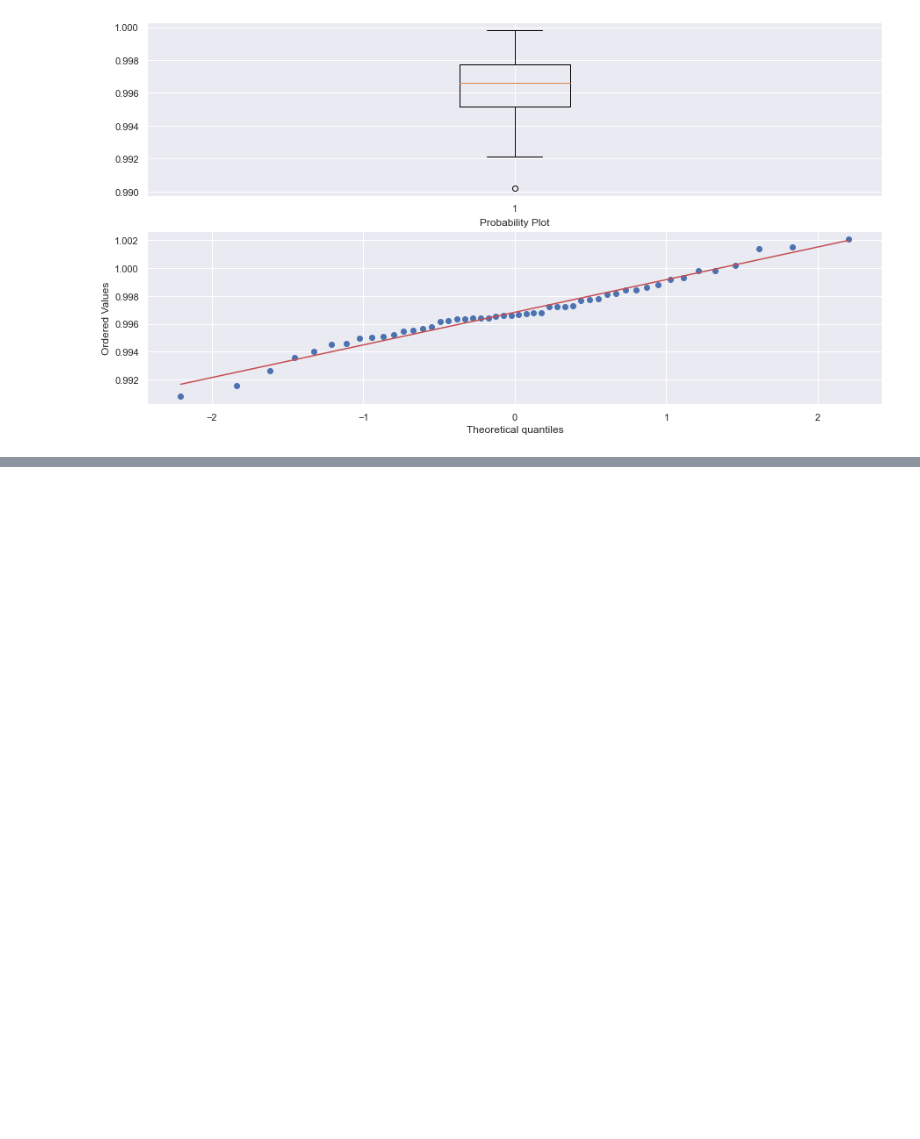
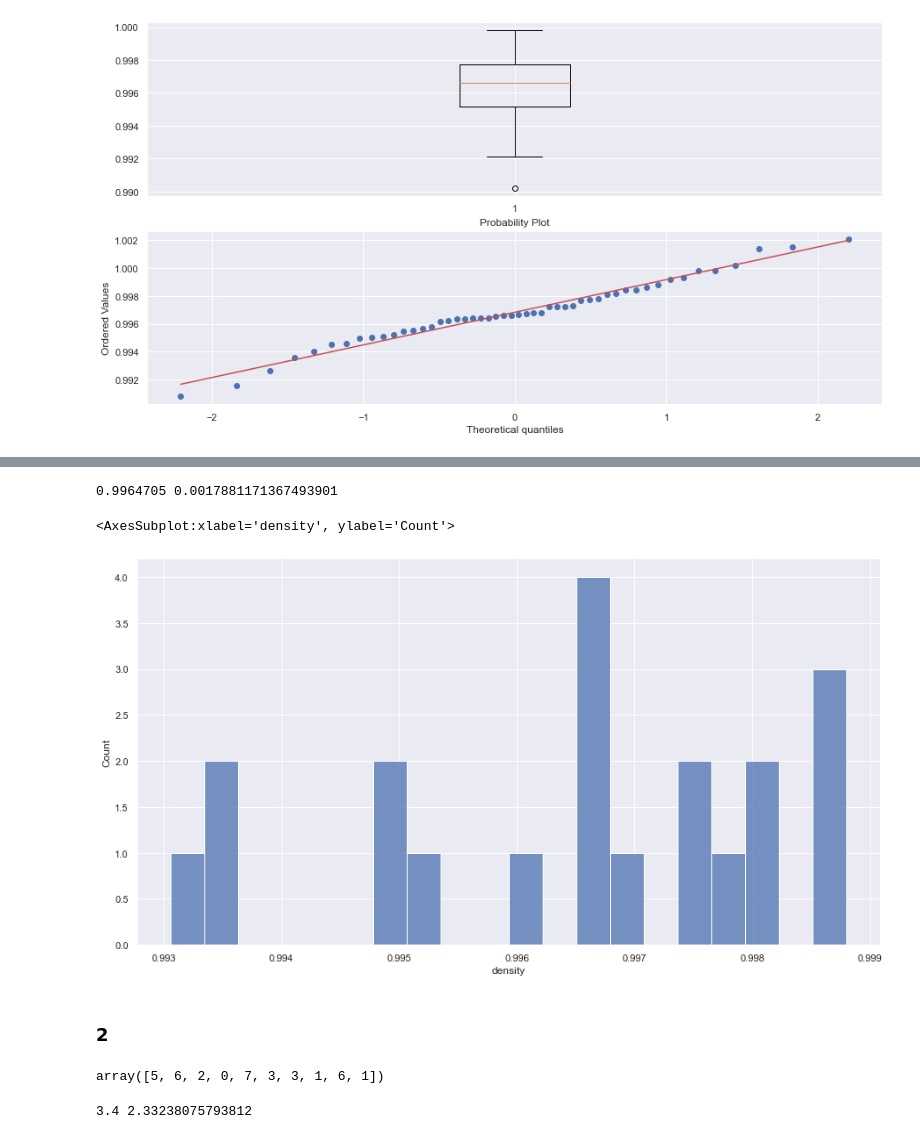
Before and after one commit to johanjun/study_datascienceandpython, a Jupyter notebook: python_stats/4. random generating, test.ipynb, the cells around one changed output, grey strips where cells are left out. Drawn from its saved outputs; the diff is of its cells as text; code cells hidden in the pictures; blank space fills up the shorter version.

```diff
--- a/python_stats/4. random generating, test.ipynb
+++ b/python_stats/4. random generating, test.ipynb
@@ -221,0 +250,4 @@ plt.show()
+# %%
+#(a)
+X = df_red['density'].sample(20)
+X
@@ -221,0 +272,26 @@ plt.show()
+# %%
+#(b)
+print(X.mean(), X.std())
+# %% [output]
+0.9964705 0.0017881171367493901
+# %%
+#(c)
+import seaborn as sns
+sns.histplot(X, bins=20)
+# %% [output]
+<AxesSubplot:xlabel='density', ylabel='Count'>
+[figure, added]
+# %% [markdown]
+### 2
+# %%
+#(a)
+np.random.seed(0) #난수 고정
+X = np.random.poisson(3, 10)
+X
+# %% [output]
+array([5, 6, 2, 0, 7, 3, 3, 1, 6, 1])
+# %%
+#(b)
+print(X.mean(), X.std())
+# %% [output]
+3.4 2.33238075793812
```
Also changed, not shown: parts of 21 cells of this notebook.
